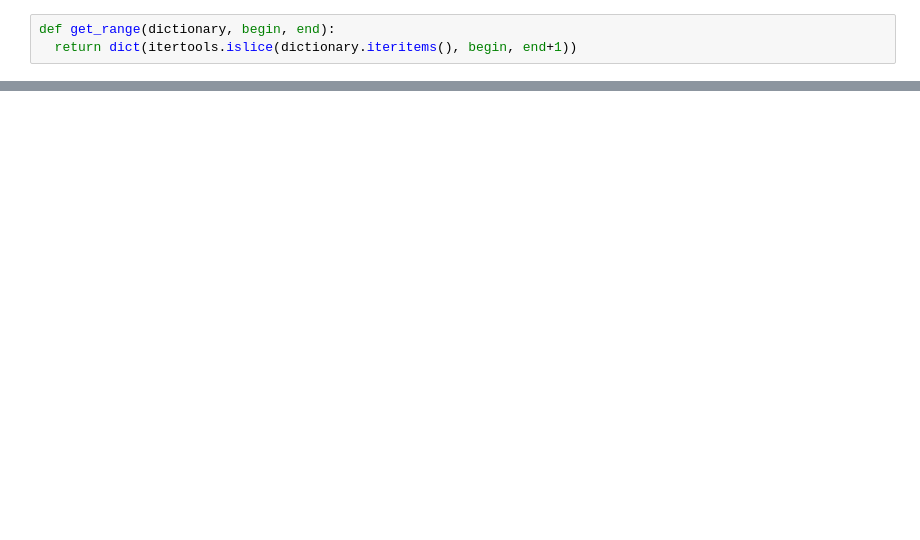
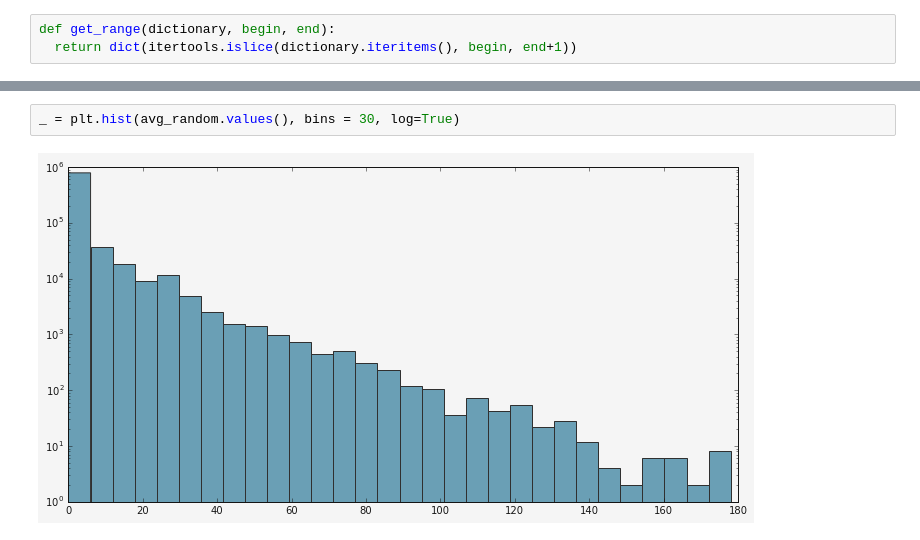
Before and after one commit to drschwenk/mixedCompany, a Jupyter notebook: recipe_weights.ipynb, the cells around one changed output, grey strips where cells are left out. Drawn from its saved outputs; the diff is of its cells as text; blank space fills up the shorter version.

```diff
--- a/recipe_weights.ipynb
+++ b/recipe_weights.ipynb
@@ -58,0 +321,4 @@ with open('./avg_recipe_weights.pkl', 'r') as f:
+# %%
+_ = plt.hist(avg_random.values(), bins = 30, log=True)
+# %% [output]
+[figure, added]
```
Also changed, not shown: parts of 41 cells of this notebook, 2 other files.
